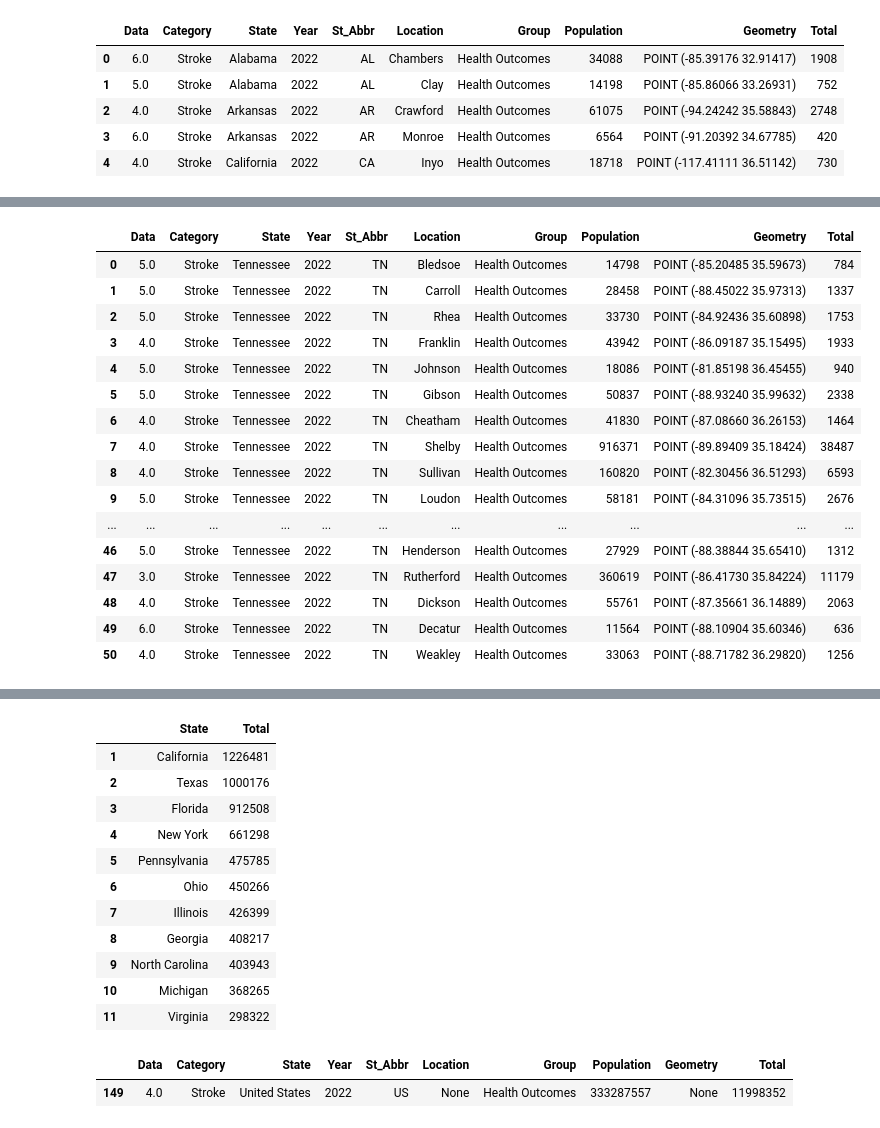
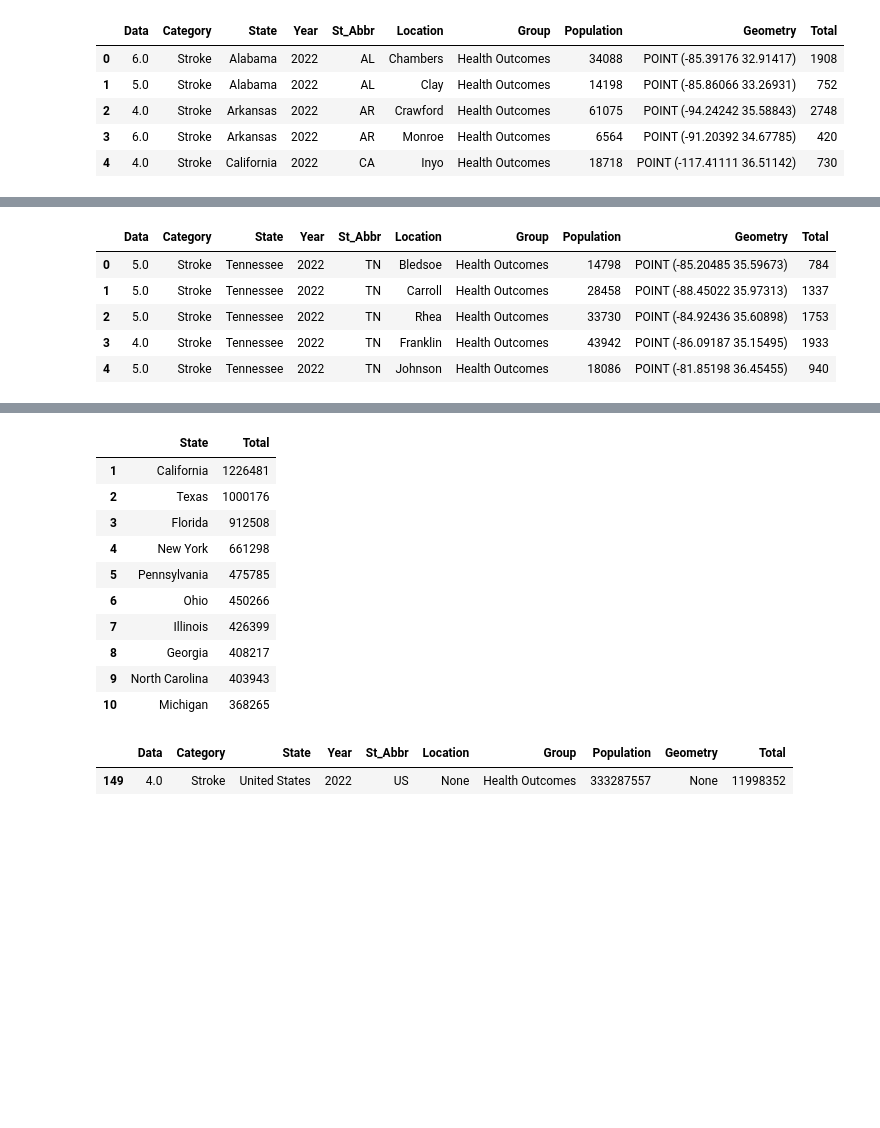
Before and after one commit to Lyduska/Better_Health, a Jupyter notebook: notebook/Better_health.ipynb, the cells around one changed output, grey strips where cells are left out. Drawn from its saved outputs; the diff is of its cells as text; code cells hidden in the pictures; blank space fills up the shorter version.

```diff
--- a/notebook/Better_health.ipynb
+++ b/notebook/Better_health.ipynb
@@ -54,3 +48,6 @@ better_health
 | 240884 | Self-care disability among adults | 2.9 | % | 3.2 | Self-care Disability | Wisconsin | ... |
 | 240885 | Binge drinking among adults | 13.5 | % | 16.4 | Binge Drinking | Wyoming | ... |
 120443 rows × 22 columns
+# %%
+better_health.totalpopulation = better_health.totalpopulation.astype(int)
+better_health.totalpopulation
@@ -248,27 +296,16 @@ memory usage: 245.8+ KB
 # %%
 #candy_df['Name']=candy_df['Name'].astype(str)
 #candy_df.head()
 #better_health_df1_Stroke['Data']=better_health_df1_Stroke['Data'].astype(float)
 better_health_df1_Stroke_TN = better_health_df1_Stroke.loc[better_health_df1_Stroke.State=='Tennessee'].reset_index(drop = True)
-better_health_df1_Stroke_TN.head(51)
+better_health_df1_Stroke_TN.head(5)
 # %% [output]
 |  | Data | Category | State | Year | St_Abbr | Location | Group | Population | Geometry | Total |
 | 0 | 5.0 | Stroke | Tennessee | 2022 | TN | Bledsoe | Health Outcomes | 14798 | POINT (-85.20485 35.59673) | 784 |
 | 1 | 5.0 | Stroke | Tennessee | 2022 | TN | Carroll | Health Outcomes | 28458 | POINT (-88.45022 35.97313) | 1337 |
 | 2 | 5.0 | Stroke | Tennessee | 2022 | TN | Rhea | Health Outcomes | 33730 | POINT (-84.92436 35.60898) | 1753 |
 | 3 | 4.0 | Stroke | Tennessee | 2022 | TN | Franklin | Health Outcomes | 43942 | POINT (-86.09187 35.15495) | 1933 |
 | 4 | 5.0 | Stroke | Tennessee | 2022 | TN | Johnson | Health Outcomes | 18086 | POINT (-81.85198 36.45455) | 940 |
-| 5 | 5.0 | Stroke | Tennessee | 2022 | TN | Gibson | Health Outcomes | 50837 | POINT (-88.93240 35.99632) | 2338 |
-| 6 | 4.0 | Stroke | Tennessee | 2022 | TN | Cheatham | Health Outcomes | 41830 | POINT (-87.08660 36.26153) | 1464 |
-| 7 | 4.0 | Stroke | Tennessee | 2022 | TN | Shelby | Health Outcomes | 916371 | POINT (-89.89409 35.18424) | 38487 |
-| 8 | 4.0 | Stroke | Tennessee | 2022 | TN | Sullivan | Health Outcomes | 160820 | POINT (-82.30456 36.51293) | 6593 |
-| 9 | 5.0 | Stroke | Tennessee | 2022 | TN | Loudon | Health Outcomes | 58181 | POINT (-84.31096 35.73515) | 2676 |
-| ... | ... | ... | ... | ... | ... | ... | ... | ... | ... | ... |
-| 46 | 5.0 | Stroke | Tennessee | 2022 | TN | Henderson | Health Outcomes | 27929 | POINT (-88.38844 35.65410) | 1312 |
-| 47 | 3.0 | Stroke | Tennessee | 2022 | TN | Rutherford | Health Outcomes | 360619 | POINT (-86.41730 35.84224) | 11179 |
-| 48 | 4.0 | Stroke | Tennessee | 2022 | TN | Dickson | Health Outcomes | 55761 | POINT (-87.35661 36.14889) | 2063 |
-| 49 | 6.0 | Stroke | Tennessee | 2022 | TN | Decatur | Health Outcomes | 11564 | POINT (-88.10904 35.60346) | 636 |
-| 50 | 4.0 | Stroke | Tennessee | 2022 | TN | Weakley | Health Outcomes | 33063 | POINT (-88.71782 36.29820) | 1256 |
 # %%
 #better_health_df1_Stroke['Population']=better_health_df1_Stroke['Population'].astype(int)
 #better_health_df1_Stroke.head(2)
@@ -293,8 +330,8 @@ Data columns (total 10 columns):
 dtypes: float64(1), geometry(1), int64(2), object(6)
 memory usage: 245.8+ KB
 # %%
-Stroke=better_health_df1_Stroke[['State','Total']].groupby('State')['Total'].sum().to_frame().sort_values(by='Total', ascending = False).reset_index().drop(0).head(11)
-Stroke
+Stroke=better_health_df1_Stroke[['State','Total']].groupby('State')['Total'].sum().to_frame().sort_values(by='Total', ascending = False).reset_index().drop(0) #.head(11)
+Stroke.head(10)
 # %% [output]
 |  | State | Total |
 | 1 | California | 1226481 |
@@ -307,7 +344,6 @@ Stroke
 | 8 | Georgia | 408217 |
 | 9 | North Carolina | 403943 |
 | 10 | Michigan | 368265 |
-| 11 | Virginia | 298322 |
 # %%
 better_health_df1_Stroke[better_health_df1_Stroke.State =='United States']
 # %% [output]
```
Also changed, not shown: parts of 84 cells of this notebook.
